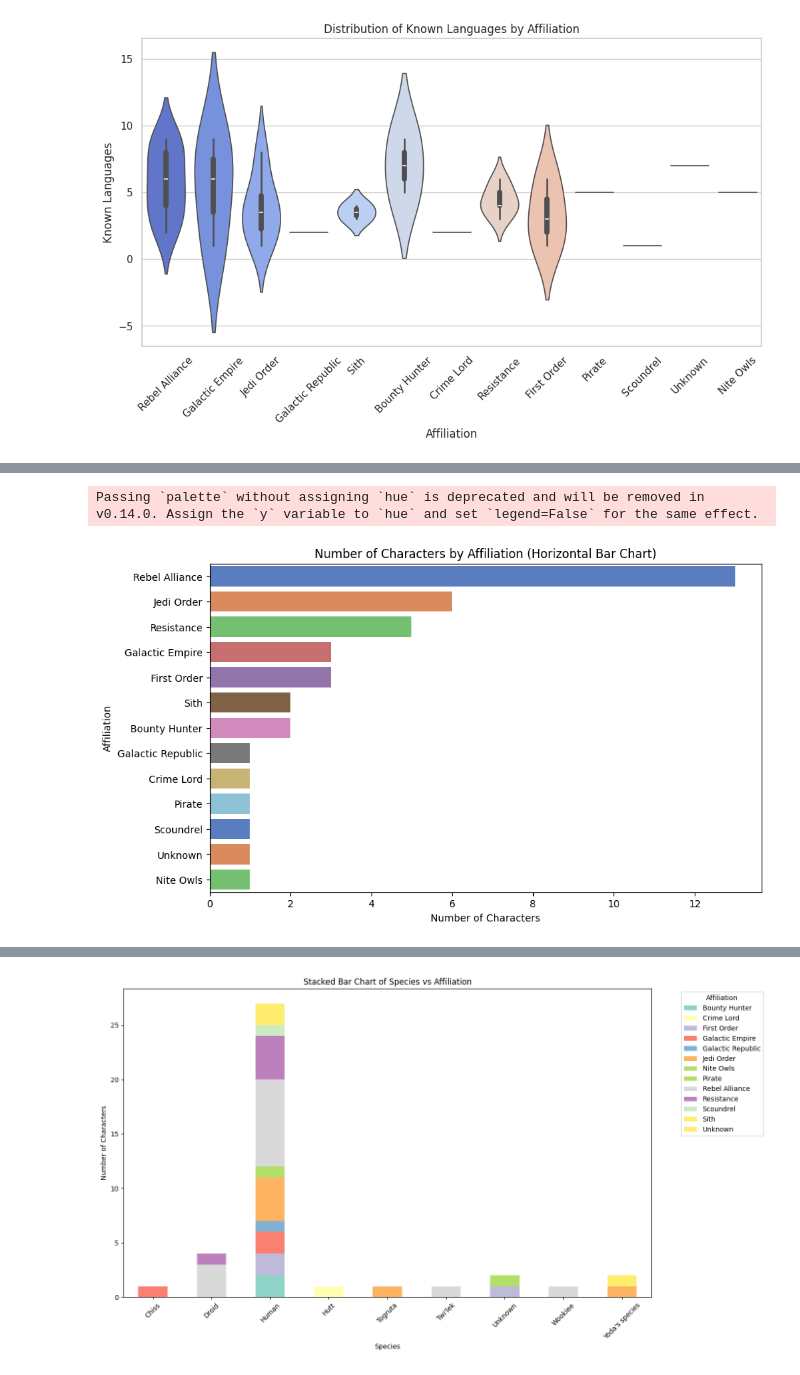
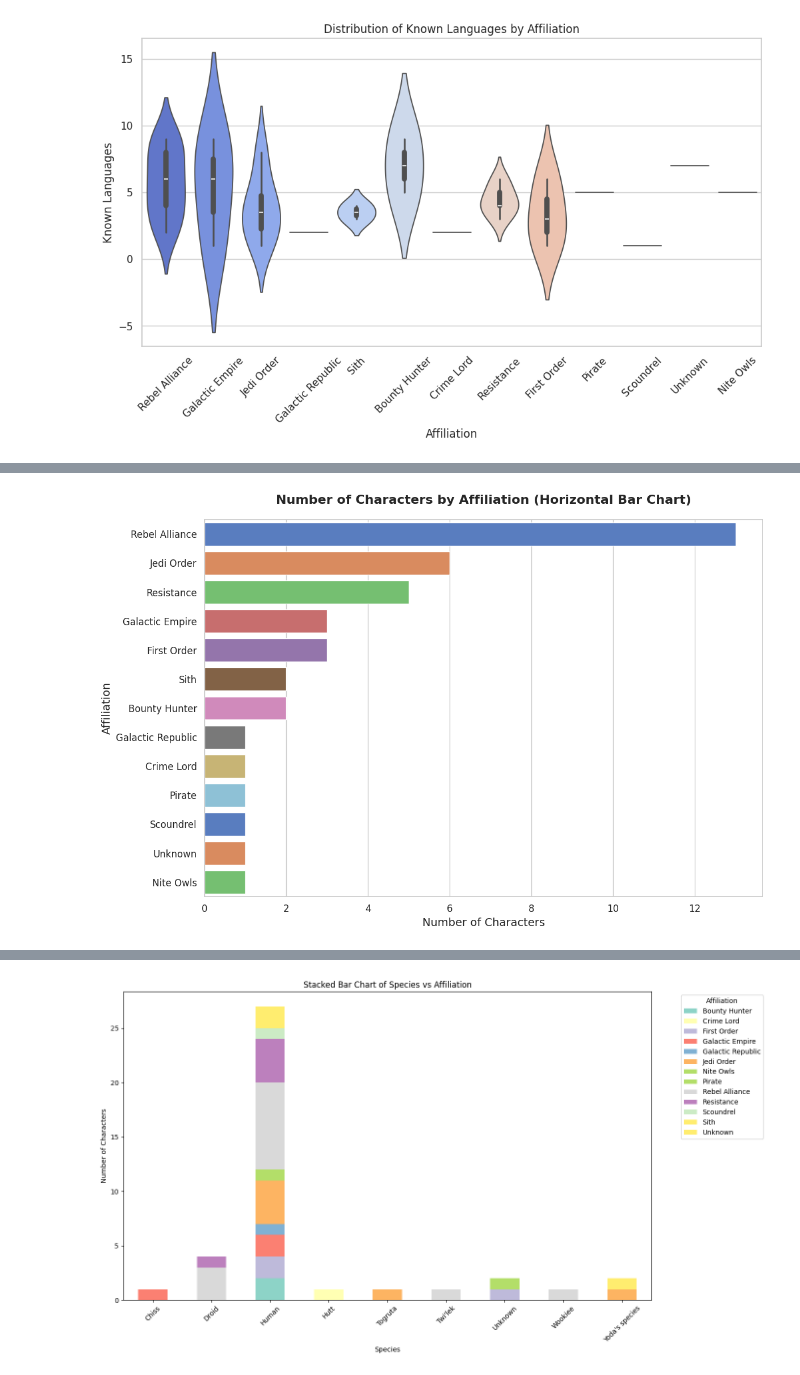
Before and after one commit to nathadriele/star-wars-data-visualization, a Jupyter notebook: notebooks/starwars_data_visualization.ipynb, the cells around one changed output, grey strips where cells are left out. Drawn from its saved outputs; the diff is of its cells as text; code cells hidden in the pictures.

```diff
--- a/notebooks/starwars_data_visualization.ipynb
+++ b/notebooks/starwars_data_visualization.ipynb
@@ -305,16 +322,31 @@ fig.show()
 # %%
 # 16. Horizontal Bar Chart - Número de Personagens por Afiliação
 
-plt.figure(figsize=(10, 6))
-affiliation_count = df['Affiliation'].value_counts()
-sns.barplot(y=affiliation_count.index, x=affiliation_count.values, palette='muted')
-plt.xlabel('Number of Characters')
-plt.ylabel('Affiliation')
-plt.title('Number of Characters by Affiliation (Horizontal Bar Chart)')
+affiliation_count = df['Affiliation'].value_counts().reset_index()
+affiliation_count.columns = ['Affiliation', 'Number of Characters']
+
+plt.figure(figsize=(12, 8))
+sns.barplot(
+    data=affiliation_count,
+    y='Affiliation',
+    x='Number of Characters',
+    hue='Affiliation',
+    dodge=False,
+    palette='muted'
+)
+
+plt.xlabel('Number of Characters', fontsize=14)
+plt.ylabel('Affiliation', fontsize=14)
+plt.title('Number of Characters by Affiliation (Horizontal Bar Chart)', fontsize=16, weight='bold', pad=20)
+plt.xticks(fontsize=12)
+plt.yticks(fontsize=12)
+
+plt.legend([], [], frameon=False)
+
+plt.tight_layout()
 plt.show()
 # %% [output]
-Passing `palette` without assigning `hue` is deprecated and will be removed in v0.14.0. Assign the `y` variable to `hue` and set `legend=False` for the same effect.
-[figure, old version]
+[figure, new version]
 # %%
 # 17. Trellis Chart (FacetGrid) - Relação Entre Número de Missões e Conhecimento de Línguas por Afiliação
 
```
Also changed, not shown: parts of 11 cells of this notebook.
